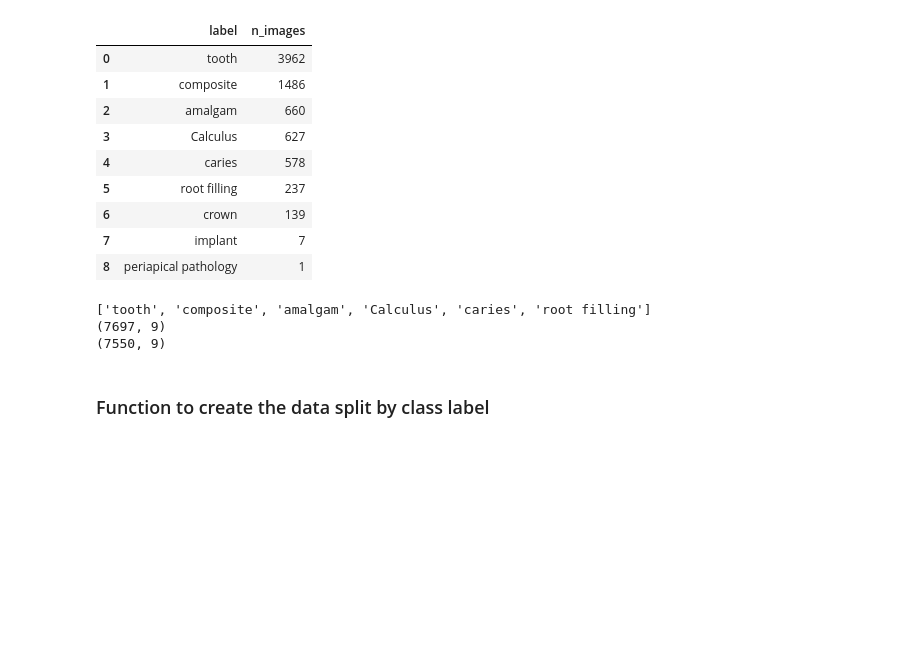
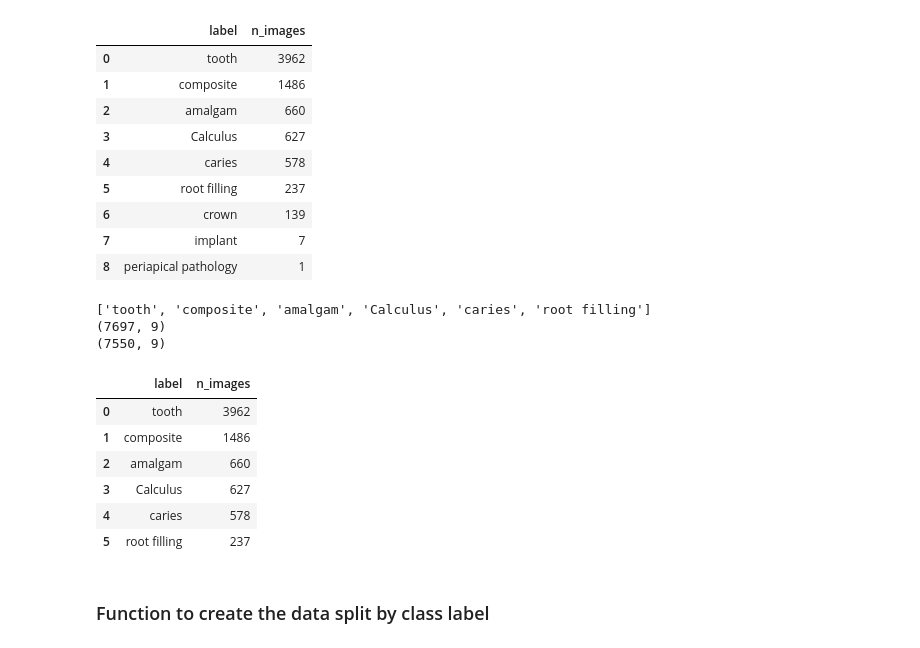
Before and after one commit to ccb-hms/computervision, a Jupyter notebook: notebooks/classification/03_train_val_test_split.ipynb, the cells around one changed output. Drawn from its saved outputs; the diff is of its cells as text; code cells hidden in the pictures; blank space fills up the shorter version.

```diff
--- a/notebooks/classification/03_train_val_test_split.ipynb
+++ b/notebooks/classification/03_train_val_test_split.ipynb
@@ -126,6 +124,23 @@ print(df_filtered.shape)
 ['tooth', 'composite', 'amalgam', 'Calculus', 'caries', 'root filling']
 (7697, 9)
 (7550, 9)
+# %%
+n_images = df_filtered[[file_col, label_col]].\
+    groupby(label_col).\
+    nunique().\
+    reset_index(drop=False).\
+    rename(columns={file_col: 'n_images'}).\
+    sort_values(by='n_images', ascending=False).\
+    reset_index(drop=True)
+display(n_images)
+# %% [output]
+|  | label | n_images |
+| 0 | tooth | 3962 |
+| 1 | composite | 1486 |
+| 2 | amalgam | 660 |
+| 3 | Calculus | 627 |
+| 4 | caries | 578 |
+| 5 | root filling | 237 |
 # %% [markdown]
 ### Function to create the data split by class label ###
 # %%
```
Also changed, not shown: parts of 4 cells of this notebook, 8 other files.
